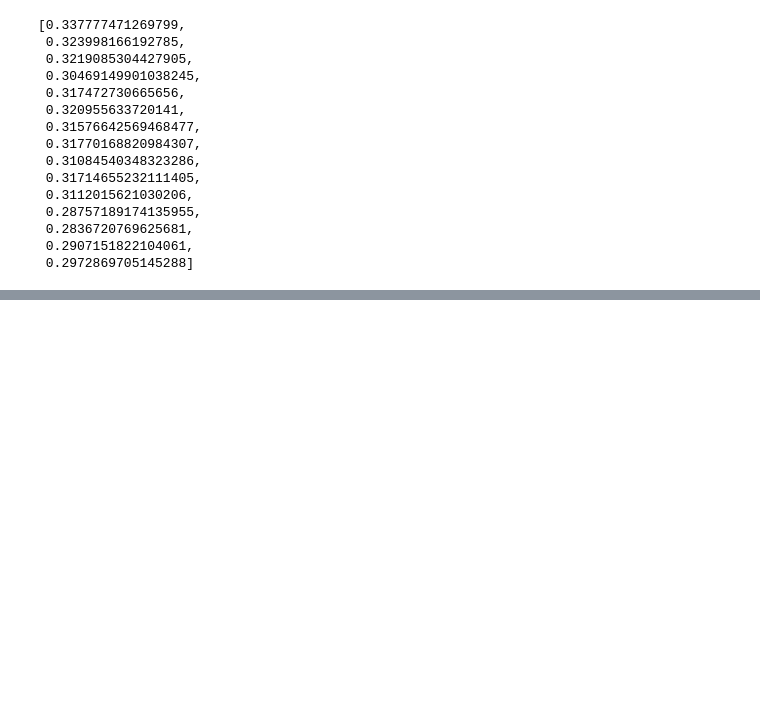
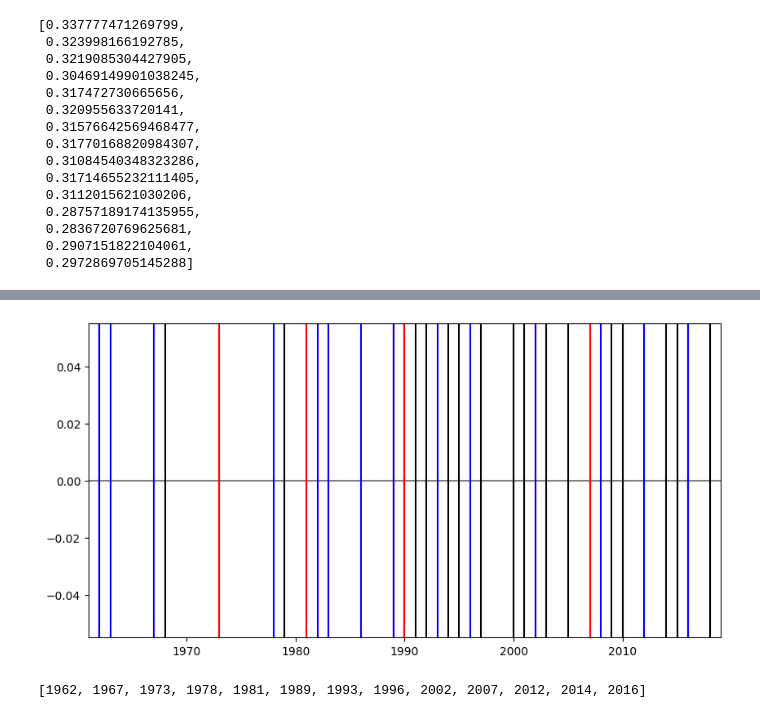
Before and after one commit to soschuetze/Trade-GNN-ChangePoint, a Jupyter notebook: notebooks/trade_clustering.ipynb, the cells around one changed output, grey strips where cells are left out. Cells and saved outputs as stored; diff of their text form; code cells hidden in the pictures; blank space fills up the shorter version.

Commit message:
Create ensemble method for operationalizing economic shock years

```diff
--- a/notebooks/trade_clustering.ipynb
+++ b/notebooks/trade_clustering.ipynb
@@ -198,0 +204,33 @@ plt.show()
+# %%
+per_years = [1962,1963,1967,1978,1982,1983,1986,1989,1993,1996,2002,2008,2012,2016]
+# %%
+raw_years = [1967, 1973, 1981, 1989, 1990,  1996, 2002, 2007, 2012, 2016]
+# %%
+domain_years = [1962, 1968, 1973, 1979, 1989, 1990, 1991, 1992, 1994, 1995, 1997, 2000, 2001, 2003, 2005, 2007, 2009, 2010, 2014, 2015, 2016, 2018]
+# %%
+import matplotlib.pyplot as plt
+import numpy as np
+
+# Years for the x-axis
+years = np.arange(1961, 2020)
+
+# Create a new figure
+plt.figure(figsize=(10, 5))
+
+# Plot a straight line at y=0
+plt.plot(years, [0]*len(years), color='grey')
+
+# Add vertical lines
+for year in domain_years:
+    plt.axvline(x=year, color='black')
+for year in raw_years:
+    plt.axvline(x=year, color='red')
+for year in per_years:
+    plt.axvline(x=year, color='blue')
+
+# Set the x-axis limits
+plt.xlim(1961, 2019)
+
+plt.show()
+# %% [output]
+[figure, added]
@@ -198,0 +283,4 @@ plt.show()
+# %%
+ground_truth
+# %% [output]
+[1962, 1967, 1973, 1978, 1981, 1989, 1993, 1996, 2002, 2007, 2012, 2014, 2016]
```
Also changed, not shown: parts of 25 cells of this notebook, 1 other file.
